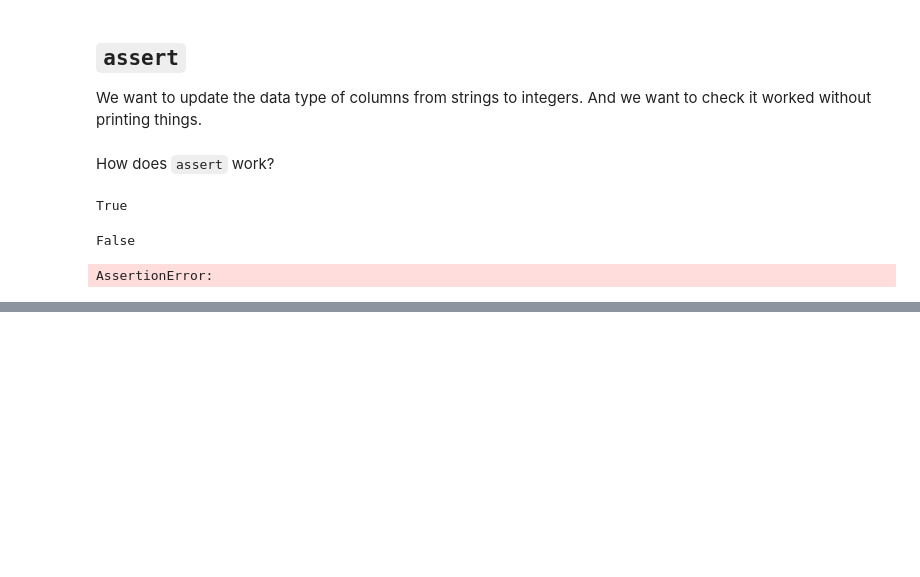
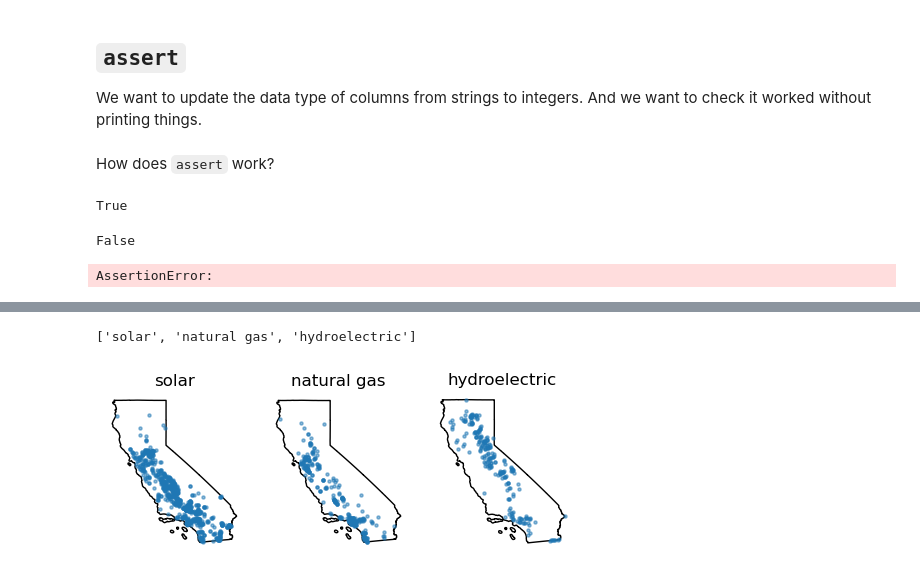
Before and after one commit to RachelMGitH/eds220-in-class, a Jupyter notebook: lesson-12-streamline-your-code.ipynb, the cells around one changed output, grey strips where cells are left out. Saved outputs shown, nothing was run; the diff lists cells and outputs as text; code cells hidden in the pictures; blank space fills up the shorter version.

```diff
--- a/lesson-12-streamline-your-code.ipynb
+++ b/lesson-12-streamline-your-code.ipynb
@@ -188,0 +297,3 @@ AssertionError:
+# %%
+# Select power plants in California
+ca_plants = power_plants[power_plants['state'] == 'California']
@@ -188,0 +315,24 @@ AssertionError:
+# %%
+# Create a list with top 3 electric primary sources in California
+top_sources = ca_plants['primsource'].value_counts().index[:3].tolist()
+top_sources
+# %% [output]
+['solar', 'natural gas', 'hydroelectric']
+# %%
+# Isolate the California state boundary
+ca_boundary = states[states['name'] == 'California']
+# %%
+# Create plot
+
+fig, axes = plt.subplots(nrows=1, ncols=3, figsize=(6,3))
+
+for ax, source in zip(axes, top_sources):
+    ca_boundary.plot(ax=ax, color='none')
+    subset = ca_plants[ca_plants['primsource'] == source]
+    subset.plot(ax=ax, markersize=5, alpha=0.5)
+    ax.set_title(source)
+    ax.axis('off')
+
+plt.show()
+# %% [output]
+[figure, added]
```
Also changed, not shown: parts of 15 cells of this notebook, 3 other files.
